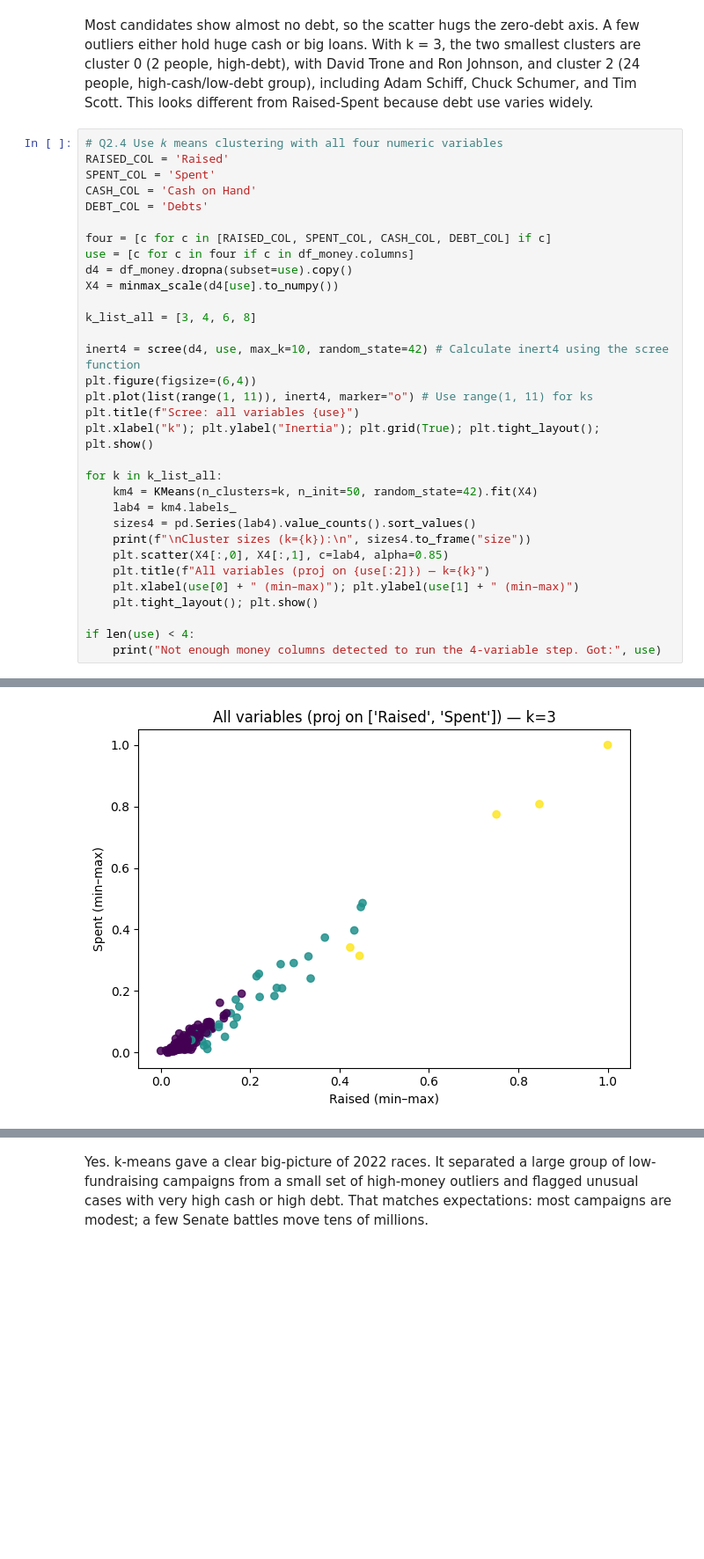
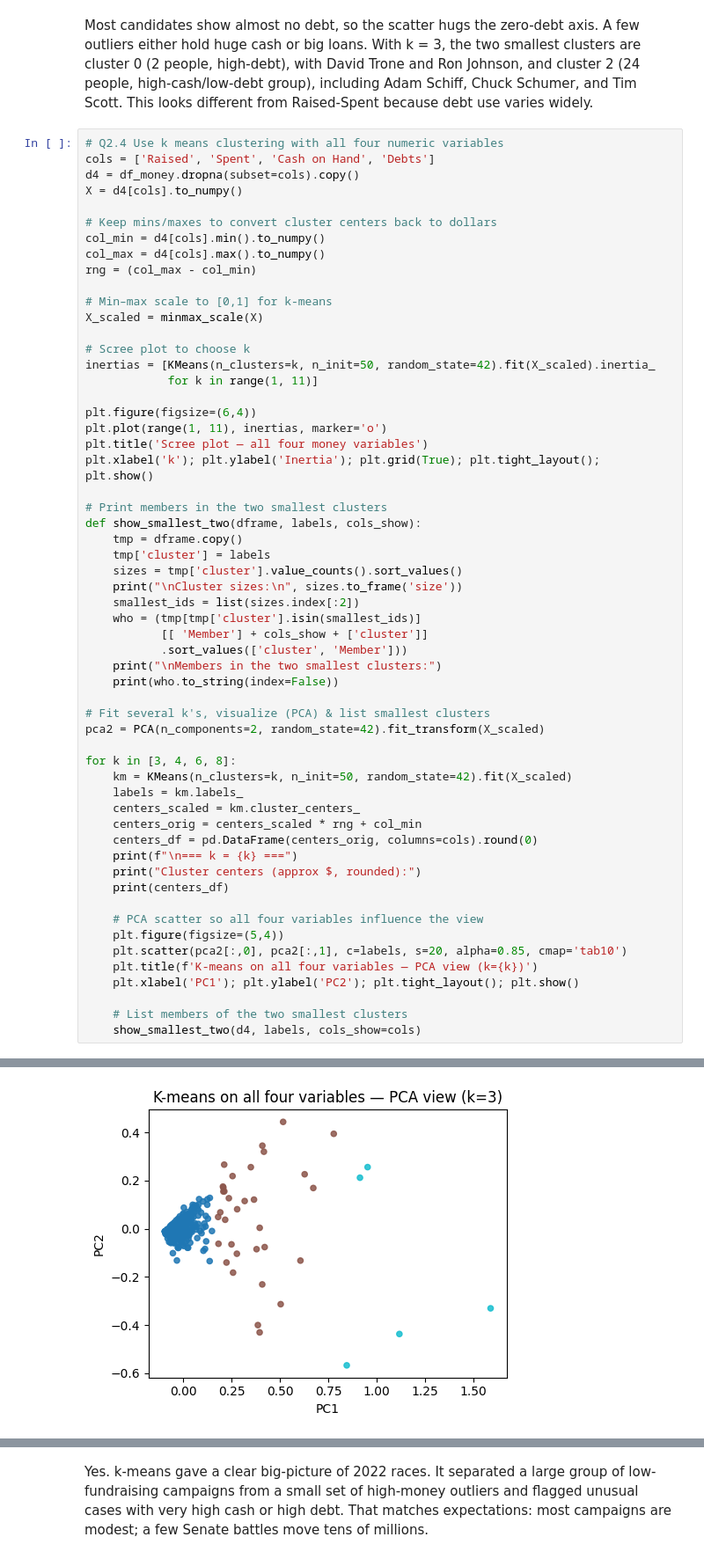
Before and after one commit to JingzhiYang04/clustering_assignment, a Jupyter notebook: assignment_clustering.ipynb, the cells around one changed output, grey strips where cells are left out. Shown at 88% size. Saved outputs shown, nothing was run; the diff lists cells and outputs as text; blank space fills up the shorter version.

```diff
--- a/assignment_clustering.ipynb
+++ b/assignment_clustering.ipynb
@@ -350,35 +350,60 @@ Members in the two smallest clusters for ['Cash on Hand', 'Debts'] (k=3):
 # %% [markdown]
 Most candidates show almost no debt, so the scatter hugs the zero-debt axis. A few outliers either hold huge cash or big loans. With k = 3, the two smallest clusters are cluster 0 (2 people, high-debt), with David Trone and Ron Johnson, and cluster 2 (24 people, high-cash/low-debt group), including Adam Schiff, Chuck Schumer, and Tim Scott. This looks different from Raised-Spent because debt use varies widely.
 # %%
-# Q2.4 Use 𝑘 means clustering with all four numeric variables
-RAISED_COL = 'Raised'
-SPENT_COL = 'Spent'
-CASH_COL = 'Cash on Hand'
-DEBT_COL = 'Debts'
+# Q2.4 Use k means clustering with all four numeric variables
+cols = ['Raised', 'Spent', 'Cash on Hand', 'Debts']
+d4 = df_money.dropna(subset=cols).copy()
+X = d4[cols].to_numpy()
 
-four = [c for c in [RAISED_COL, SPENT_COL, CASH_COL, DEBT_COL] if c]
-use = [c for c in four if c in df_money.columns]
-d4 = df_money.dropna(subset=use).copy()
-X4 = minmax_scale(d4[use].to_numpy())
+# Keep mins/maxes to convert cluster centers back to dollars
+col_min = d4[cols].min().to_numpy()
+col_max = d4[cols].max().to_numpy()
+rng = (col_max - col_min)
 
-k_list_all = [3, 4, 6, 8]
+# Min–max scale to [0,1] for k-means
+X_scaled = minmax_scale(X)
 
-inert4 = scree(d4, use, max_k=10, random_state=42) # Calculate inert4 using the scree function
+# Scree plot to choose k
+inertias = [KMeans(n_clusters=k, n_init=50, random_state=42).fit(X_scaled).inertia_
+            for k in range(1, 11)]
+
 plt.figure(figsize=(6,4))
-plt.plot(list(range(1, 11)), inert4, marker="o") # Use range(1, 11) for ks
-plt.title(f"Scree: all variables {use}")
-plt.xlabel("k"); plt.ylabel("Inertia"); plt.grid(True); plt.tight_layout(); plt.show()
+plt.plot(range(1, 11), inertias, marker='o')
+plt.title('Scree plot — all four money variables')
+plt.xlabel('k'); plt.ylabel('Inertia'); plt.grid(True); plt.tight_layout(); plt.show()
 
-for k in k_list_all:
-    km4 = KMeans(n_clusters=k, n_init=50, random_state=42).fit(X4)
-    lab4 = km4.labels_
-    sizes4 = pd.Series(lab4).value_counts().sort_values()
-    print(f"\nCluster sizes (k={k}):\n", sizes4.to_frame("size"))
-    plt.scatter(X4[:,0], X4[:,1], c=lab4, alpha=0.85)
-    plt.title(f"All variables (proj on {use[:2]}) — k={k}")
-    plt.xlabel(use[0] + " (min–max)"); plt.ylabel(use[1] + " (min–max)")
-    plt.tight_layout(); plt.show()
+# Print members in the two smallest clusters
+def show_smallest_two(dframe, labels, cols_show):
+    tmp = dframe.copy()
+    tmp['cluster'] = labels
+    sizes = tmp['cluster'].value_counts().sort_values()
+    print("\nCluster sizes:\n", sizes.to_frame('size'))
+    smallest_ids = list(sizes.index[:2])
+    who = (tmp[tmp['cluster'].isin(smallest_ids)]
+           [[ 'Member'] + cols_show + ['cluster']]
+           .sort_values(['cluster', 'Member']))
+    print("\nMembers in the two smallest clusters:")
+    print(who.to_string(index=False))
 
-if len(use) < 4:
-    print("Not enough money columns detected to run the 4-variable step. Got:", use)
+# Fit several k's, visualize (PCA) & list smallest clusters
+pca2 = PCA(n_components=2, random_state=42).fit_transform(X_scaled)
+
+for k in [3, 4, 6, 8]:
+    km = KMeans(n_clusters=k, n_init=50, random_state=42).fit(X_scaled)
+    labels = km.labels_
+    centers_scaled = km.cluster_centers_
+    centers_orig = centers_scaled * rng + col_min
+    centers_df = pd.DataFrame(centers_orig, columns=cols).round(0)
+    print(f"\n=== k = {k} ===")
+    print("Cluster centers (approx $, rounded):")
+    print(centers_df)
+
+    # PCA scatter so all four variables influence the view
+    plt.figure(figsize=(5,4))
+    plt.scatter(pca2[:,0], pca2[:,1], c=labels, s=20, alpha=0.85, cmap='tab10')
+    plt.title(f'K-means on all four variables — PCA view (k={k})')
+    plt.xlabel('PC1'); plt.ylabel('PC2'); plt.tight_layout(); plt.show()
+
+    # List members of the two smallest clusters
+    show_smallest_two(d4, labels, cols_show=cols)
 # %% [output]
@@ -391 +417 @@ Cluster sizes (k=3):
-[figure, old version]
+[figure, new version]
```
Also changed, not shown: parts of 3 cells of this notebook.
